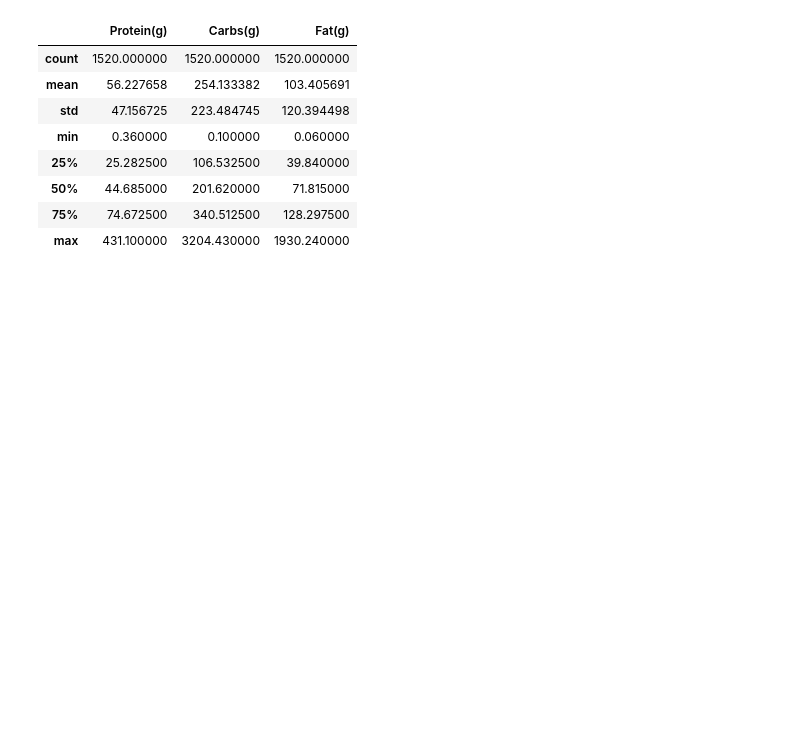
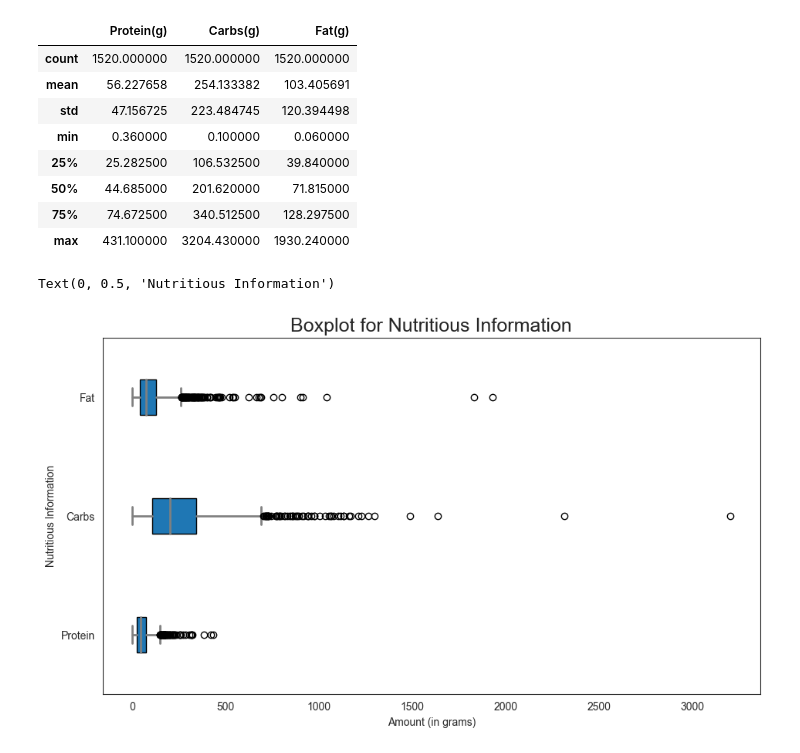
Before and after one commit to STEAM-Center-NYC/10032-Dieting-With-The-Help-of-Artificial-Intelligence, a Jupyter notebook: ai_textgen.ipynb, the cells around one changed output. Drawn from its saved outputs; the diff is of its cells as text; code cells hidden in the pictures; blank space fills up the shorter version.

```diff
--- a/ai_textgen.ipynb
+++ b/ai_textgen.ipynb
@@ -218,0 +222,26 @@ df_nodup.describe()
+# %%
+plotdata = pd.DataFrame({
+    "Protein(g)":list(df_nodup[['Protein(g)']].squeeze()),
+    "Carbs(g)":list(df_nodup[['Carbs(g)']].squeeze()),
+    "Fat(g)":list(df_nodup[['Fat(g)']].squeeze())})
+
+plt.figure(figsize =(11, 6))
+
+bplots = plt.boxplot(plotdata, vert = 0, patch_artist = True, labels=["Protein","Carbs","Fat"])
+
+colors = ["cadetblue","darkslategray","skyblue"]
+for whisker in bplots['whiskers']:
+    whisker.set(color='gray', linewidth=2)
+
+for cap in bplots['caps']:
+    cap.set(color='gray', linewidth=2)
+
+for median in bplots['medians']:
+    median.set(color='gray', linewidth=2)
+
+plt.title("Boxplot for Nutritious Information", loc="center", fontsize=18)
+plt.xlabel("Amount (in grams)")
+plt.ylabel("Nutritious Information")
+# %% [output]
+Text(0, 0.5, 'Nutritious Information')
+[figure, added]
```
Also changed, not shown: parts of 3 cells of this notebook.
